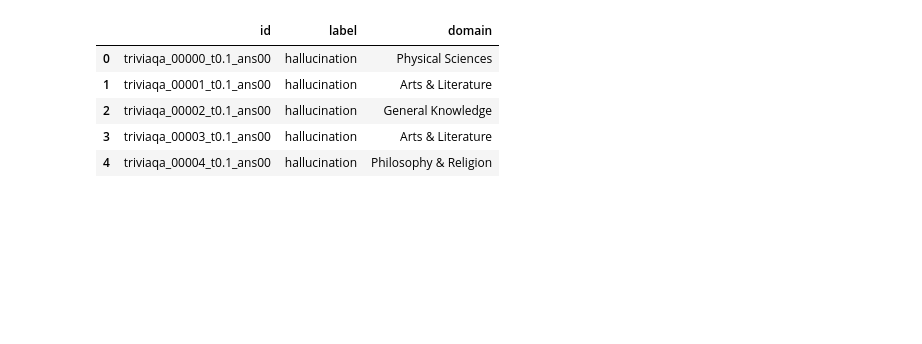
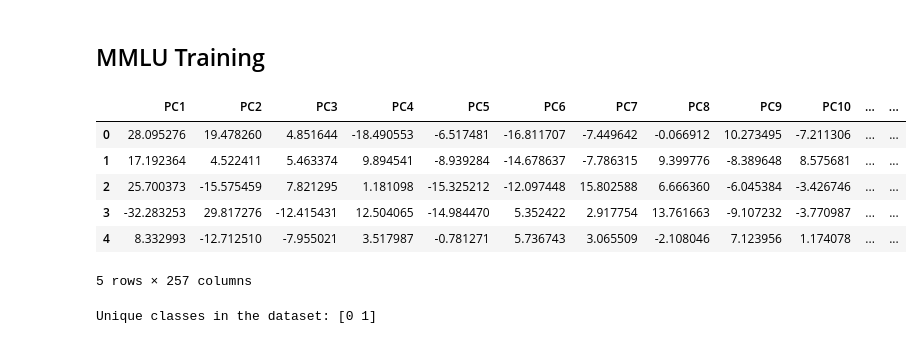
Before and after one commit to Erdos-Projects/spring-2026-LLM-hallucinations, a Jupyter notebook: spectral-llm-hal/notebooks/training.ipynb, the cells around one changed output. Saved outputs shown, nothing was run; the diff lists cells and outputs as text; code cells hidden in the pictures; blank space fills up the shorter version.

Commit message:
Training and Visualizations

```diff
--- a/spectral-llm-hal/notebooks/training.ipynb
+++ b/spectral-llm-hal/notebooks/training.ipynb
@@ -11,33 +14,22 @@ from sklearn.linear_model import LogisticRegression
 from sklearn.pipeline import Pipeline
 from sklearn.preprocessing import StandardScaler
 from sklearn.metrics import classification_report, confusion_matrix
+# %% [markdown]
+## MMLU Training
 # %%
-pt_paths = [
-    # r"../data/spectral/truthfulQA_Judgelabels_and_eigs_top10.pt",
-    r"../data/spectral/triviaQA_Judgelabels_and_eigs_top10.pt",
-    r"../data/spectral/mmlu_Judgelabels_and_eigs_top10.pt",
-    r"../data/spectral/math_Judgelabels_and_eigs_top10.pt"
-]
-
-rows = []
-for path in pt_paths:
-    payload = torch.load(path, map_location="cpu")
-    for sample_id, item in payload["data"].items():
-        rows.append({
-            "id": sample_id,
-            "label": item.get("label", None),
-            "domain": item.get("domain", None),
-        })
-
-df_labels = pd.DataFrame(rows).drop_duplicates(subset=["id"])
-df_labels["label"] = df_labels["label"].astype(str).str.lower()
-
-df_labels.head()
+df_pca_labeled = pd.read_csv(r"../data/spectral/temp_1/mmlu_t1.0_n1_pca.csv")
+df_pca_labeled.head()
 # %% [output]
-|  | id | label | domain |
-| 0 | triviaqa_00000_t0.1_ans00 | hallucination | Physical Sciences |
-| 1 | triviaqa_00001_t0.1_ans00 | hallucination | Arts & Literature |
-| 2 | triviaqa_00002_t0.1_ans00 | hallucination | General Knowledge |
-| 3 | triviaqa_00003_t0.1_ans00 | hallucination | Arts & Literature |
-| 4 | triviaqa_00004_t0.1_ans00 | hallucination | Philosophy & Religion |
+|  | PC1 | PC2 | PC3 | PC4 | PC5 | PC6 | PC7 | PC8 | PC9 | PC10 | ... | ... |
+| 0 | 28.095276 | 19.478260 | 4.851644 | -18.490553 | -6.517481 | -16.811707 | -7.449642 | -0.066912 | 10.273495 | -7.211306 | ... | ... |
+| 1 | 17.192364 | 4.522411 | 5.463374 | 9.894541 | -8.939284 | -14.678637 | -7.786315 | 9.399776 | -8.389648 | 8.575681 | ... | ... |
+| 2 | 25.700373 | -15.575459 | 7.821295 | 1.181098 | -15.325212 | -12.097448 | 15.802588 | 6.666360 | -6.045384 | -3.426746 | ... | ... |
+| 3 | -32.283253 | 29.817276 | -12.415431 | 12.504065 | -14.984470 | 5.352422 | 2.917754 | 13.761663 | -9.107232 | -3.770987 | ... | ... |
+| 4 | 8.332993 | -12.712510 | -7.955021 | 3.517987 | -0.781271 | 5.736743 | 3.065509 | -2.108046 | 7.123956 | 1.174078 | ... | ... |
+5 rows × 257 columns
+# %%
+classes = df_pca_labeled["label"].unique()
+print("Unique classes in the dataset:", classes)
+# %% [output]
+Unique classes in the dataset: [0 1]
 # %%
```
Also changed, not shown: parts of 51 cells of this notebook, 11 other files.
